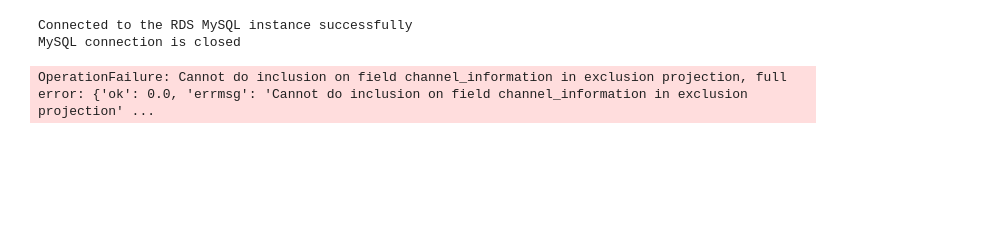
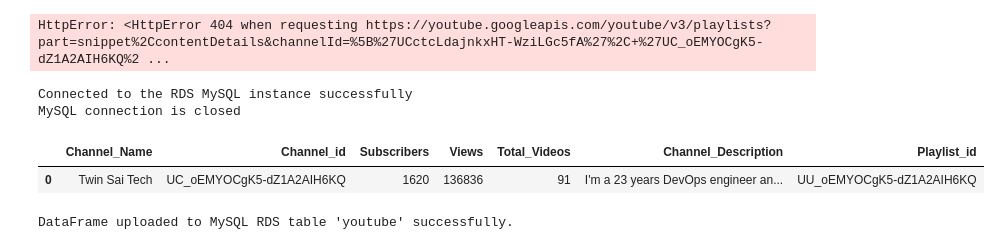
Before and after one commit to kaushikaws/YoutubeDH, a Jupyter notebook: youtubetest.ipynb, the cells around one changed output. Drawn from its saved outputs; the diff is of its cells as text; code cells hidden in the pictures; blank space fills up the shorter version.

```diff
--- a/youtubetest.ipynb
+++ b/youtubetest.ipynb
@@ -160,5 +164,7 @@ def get_playlist_details(channel_id):
         if next_page_token is None:
             break
     return All_data
-play = get_playlist_details("UCctcLdajnkxHT-WziLGc5fA")
+play = get_playlist_details(channel_Ide)
+# %% [output]
+HttpError: <HttpError 404 when requesting https://youtube.googleapis.com/youtube/v3/playlists?part=snippet%2CcontentDetails&channelId=%5B%27UCctcLdajnkxHT-WziLGc5fA%27%2C+%27UC_oEMYOCgK5-dZ1A2AIH6KQ%2 ...
 # %%
@@ -217,10 +223,40 @@ finally:
 # %% [output]
 Connected to the RDS MySQL instance successfully
 MySQL connection is closed
-# %%
-connection_string = "localhost:27017"
-client = MongoClient(connection_string)
-db = client["youtube"]
-coll = db["channel_details"]
-# %% [output]
-OperationFailure: Cannot do inclusion on field channel_information in exclusion projection, full error: {'ok': 0.0, 'errmsg': 'Cannot do inclusion on field channel_information in exclusion projection' ...
+# %%
+# convering nosql format to valid format
+ch_list = []
+db = client["youtube"]
+coll1 = db["channel_details"]
+for ch_data in coll1.find({},{"_id":0,"channel_information":1}):
+    ch_list.append(ch_data["channel_information"])
+df = pd.DataFrame(ch_list)
+df
+# %% [output]
+|  | Channel_Name | Channel_id | Subscribers | Views | Total_Videos | Channel_Description | Playlist_id |
+| 0 | Twin Sai Tech | UC_oEMYOCgK5-dZ1A2AIH6KQ | 1620 | 136836 | 91 | I'm a 23 years DevOps engineer an... | UU_oEMYOCgK5-dZ1A2AIH6KQ |
+# %%
+#upload datas to mysql -- Channel table
+mysql_conn = mysql.connector.connect(
+    host= rds_host,
+    user=rds_user,
+    password=rds_password,
+    database=rds_db
+)
+
+# Create SQLAlchemy engine
+engine = create_engine(f'mysql+mysqlconnector://{rds_user}:{rds_password}@{rds_host}/{rds_db}')
+
+# DataFrame to MySQL
+table_name = 'youtube'
+df.to_sql(name=rds_db, con=engine, if_exists='replace', index=False)
+
+# Commit the transaction
+mysql_conn.commit()
+
+# Close connections
+mysql_conn.close()
+
+print(f"DataFrame uploaded to MySQL RDS table '{table_name}' successfully.")
+# %% [output]
+DataFrame uploaded to MySQL RDS table 'youtube' successfully.
```
Also changed, not shown: parts of 7 cells of this notebook.
